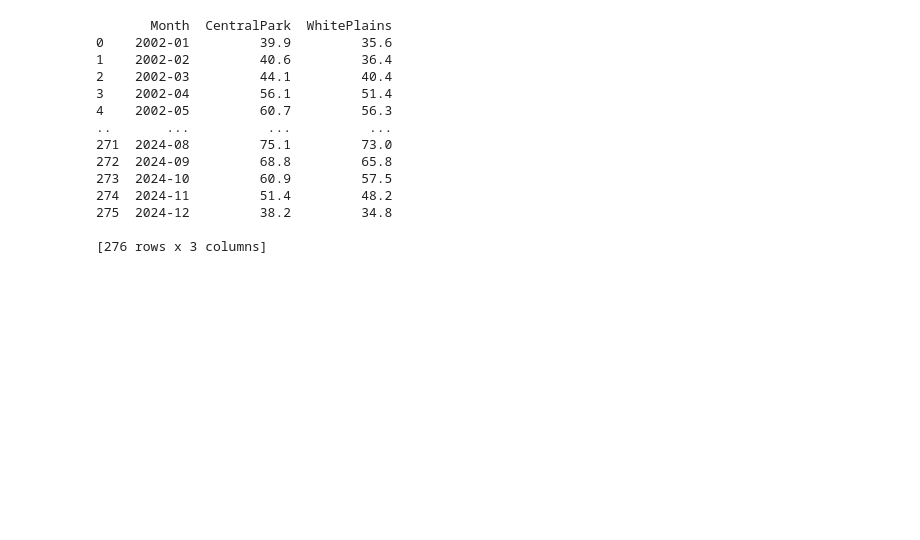
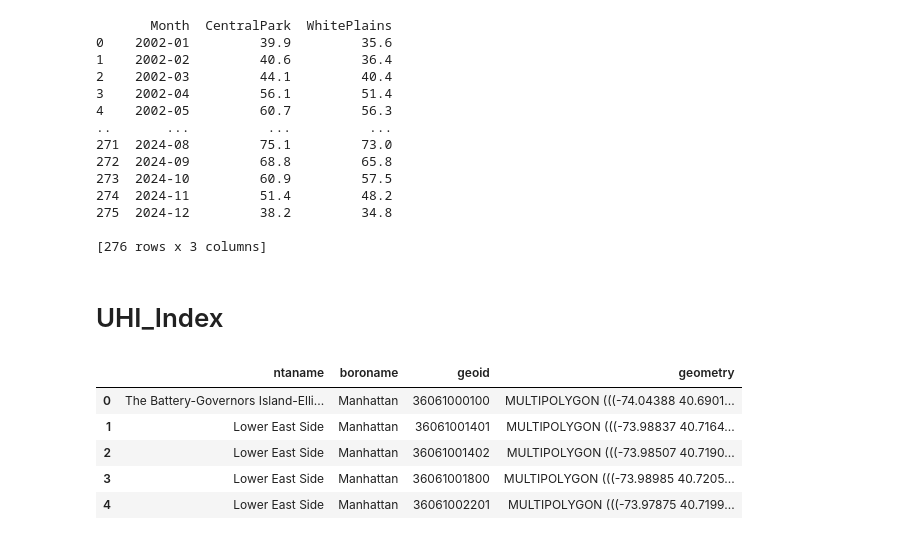
Before and after one commit to KharleWu/UHI_NYC, a Jupyter notebook: Code/Data_Processing.ipynb, the cells around one changed output. Drawn from its saved outputs; the diff is of its cells as text; code cells hidden in the pictures; blank space fills up the shorter version.

```diff
--- a/Code/Data_Processing.ipynb
+++ b/Code/Data_Processing.ipynb
@@ -96,3 +97,23 @@ print(df_pivoted)
 [276 rows x 3 columns]
 # %%
 df_pivoted.to_csv('../NWS_Temperature/Avg_Temperature_Final.csv', index=False)
+# %% [markdown]
+# UHI_Index
+# %%
+df_ind = pd.read_excel('../UHI_Index/Data/NY_Index.xlsx', dtype={'census tract number': str})
+df_ind.rename(columns={"census tract number": "geoid",
+                       "urban heat island effect (temperature in degrees F)": 'temperature_F'}, inplace=True)
+df_ind = df_ind[['geoid', 'temperature_F']]
+# df_ind.head()
+gdf_tract = gpd.read_file("../UHI_Index/Data/2020_NYC_Census_Tracts.geojson")
+gdf_tract["geoid"] = gdf_tract["geoid"].astype(str)
+gdf_tract = gdf_tract[['ntaname', 'boroname', 'geoid','geometry']]
+gdf_tract.to_crs(2263)
+gdf_tract.head()
+# %% [output]
+|  | ntaname | boroname | geoid | geometry |
+| 0 | The Battery-Governors Island-Elli... | Manhattan | 36061000100 | MULTIPOLYGON (((-74.04388 40.6901... |
+| 1 | Lower East Side | Manhattan | 36061001401 | MULTIPOLYGON (((-73.98837 40.7164... |
+| 2 | Lower East Side | Manhattan | 36061001402 | MULTIPOLYGON (((-73.98507 40.7190... |
+| 3 | Lower East Side | Manhattan | 36061001800 | MULTIPOLYGON (((-73.98985 40.7205... |
+| 4 | Lower East Side | Manhattan | 36061002201 | MULTIPOLYGON (((-73.97875 40.7199... |
```
Also changed, not shown: parts of 4 cells of this notebook, 6 other files.
